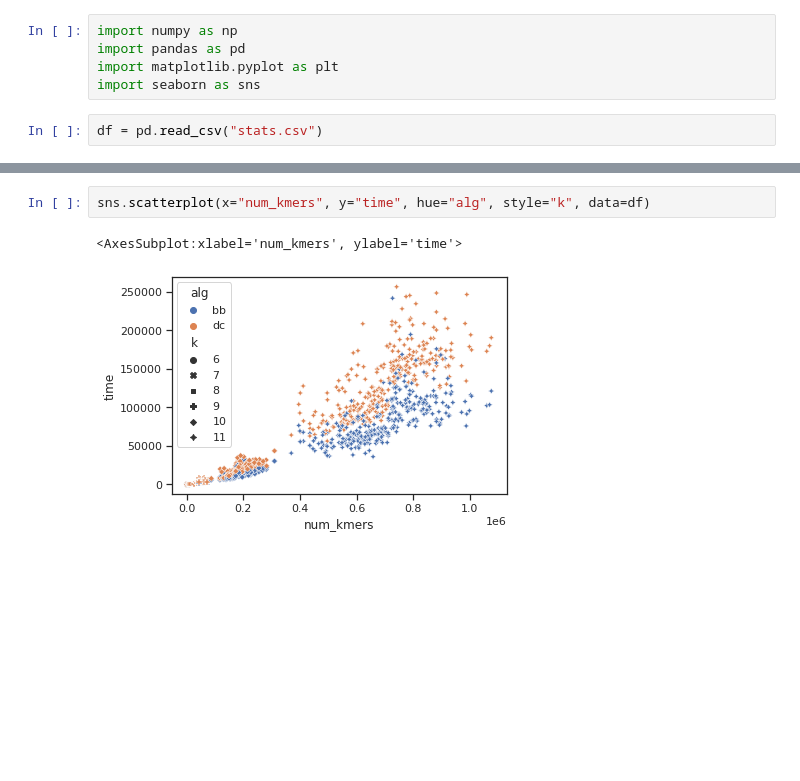
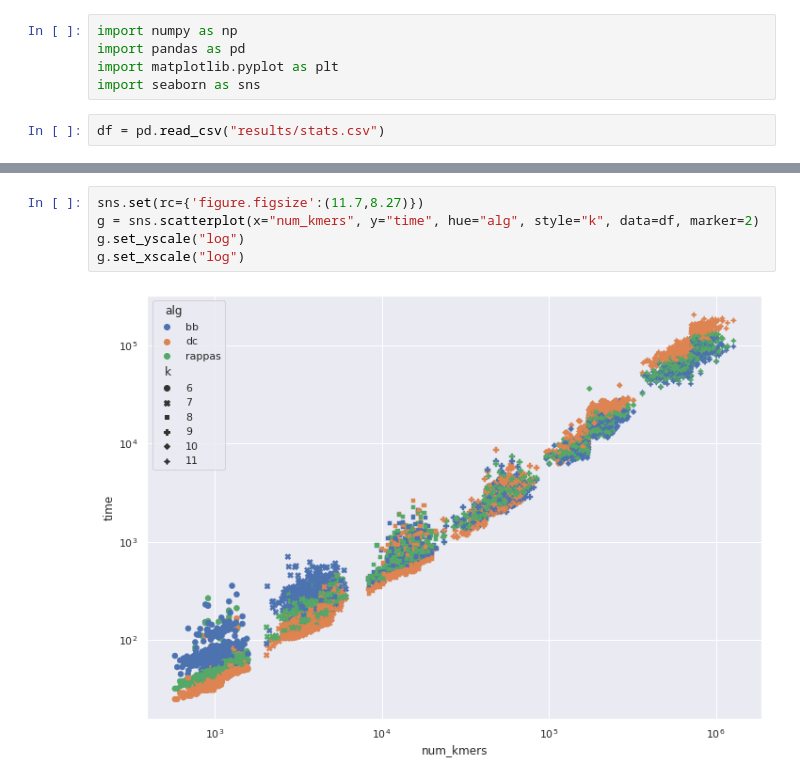
Before and after one commit to nromashchenko/pk-algs, a Jupyter notebook: alg_plots.ipynb, the cells around one changed output, grey strips where cells are left out. Cells and saved outputs as stored; diff of their text form; blank space fills up the shorter version.

```diff
--- a/alg_plots.ipynb
+++ b/alg_plots.ipynb
@@ -4,7 +4,7 @@ import pandas as pd
 import matplotlib.pyplot as plt
 import seaborn as sns
 # %%
-df = pd.read_csv("stats.csv")
+df = pd.read_csv("results/stats.csv")
 # %%
 df
 # %% [output]
@@ -33,5 +35,7 @@ plt.scatter(dc["num_kmers"], y=dc["time"], alpha=0.2, c='blue')
 # %%
-sns.scatterplot(x="num_kmers", y="time", hue="alg", style="k", data=df)
+sns.set(rc={'figure.figsize':(11.7,8.27)})
+g = sns.scatterplot(x="num_kmers", y="time", hue="alg", style="k", data=df, marker=2)
+g.set_yscale("log")
+g.set_xscale("log")
 # %% [output]
-<AxesSubplot:xlabel='num_kmers', ylabel='time'>
-[figure, old version]
+[figure, new version]
```
Also changed, not shown: parts of 2 cells of this notebook, 12 other files.
